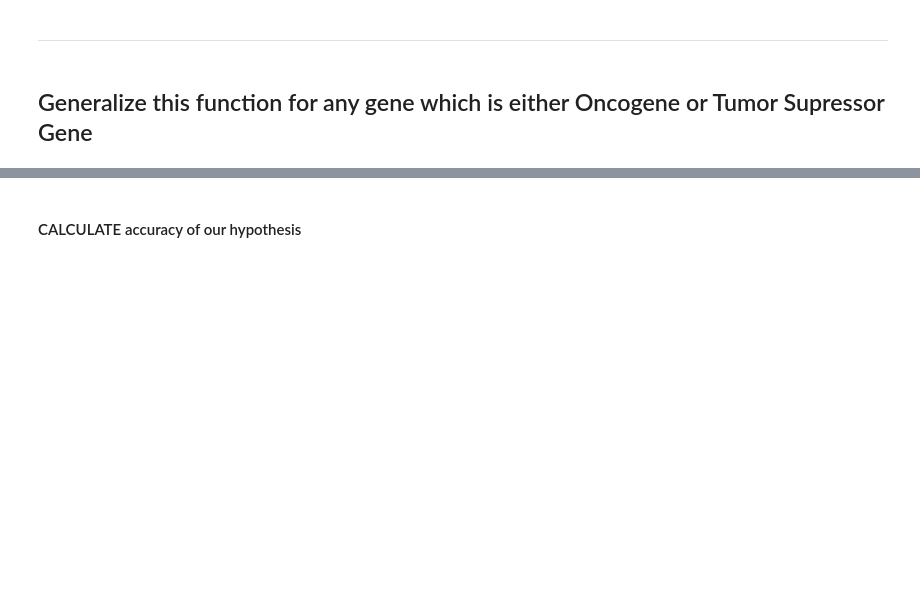
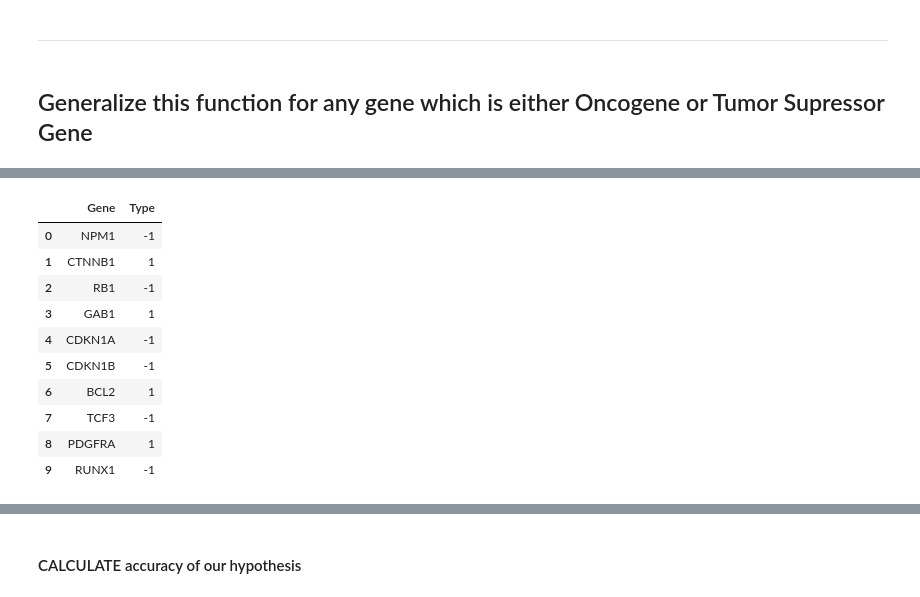
Before and after one commit to KisanThapa/GeneMutationClassification, a Jupyter notebook: notebook.ipynb, the cells around one changed output, grey strips where cells are left out. Drawn from its saved outputs; the diff is of its cells as text; code cells hidden in the pictures; blank space fills up the shorter version.

```diff
--- a/notebook.ipynb
+++ b/notebook.ipynb
@@ -711,0 +739,23 @@ output.to_csv(file_name, index=False)
+# %%
+# filter genes which is listed in OncoKBCancerGeneList
+col1 = []
+col2 = []
+for gene in cdk6_down_nodes['Output']:
+    if(getGeneType(gene) == 1 or getGeneType(gene) == -1):
+        col1.append(gene)
+        col2.append(getGeneType((gene)))
+
+related_genes = pd.DataFrame(list(zip(col1, col2)), columns=['Gene', 'Type'])
+related_genes
+# %% [output]
+|  | Gene | Type |
+| 0 | NPM1 | -1 |
+| 1 | CTNNB1 | 1 |
+| 2 | RB1 | -1 |
+| 3 | GAB1 | 1 |
+| 4 | CDKN1A | -1 |
+| 5 | CDKN1B | -1 |
+| 6 | BCL2 | 1 |
+| 7 | TCF3 | -1 |
+| 8 | PDGFRA | 1 |
+| 9 | RUNX1 | -1 |
```
Also changed, not shown: parts of 10 cells of this notebook, 2 other files.
